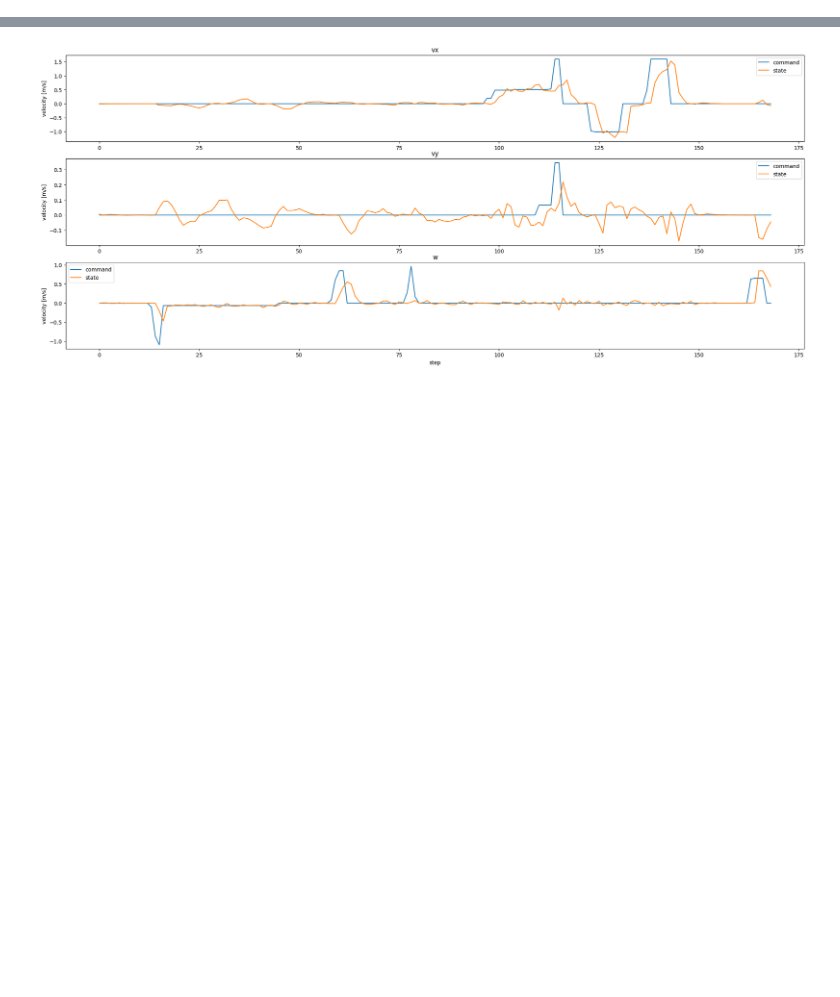
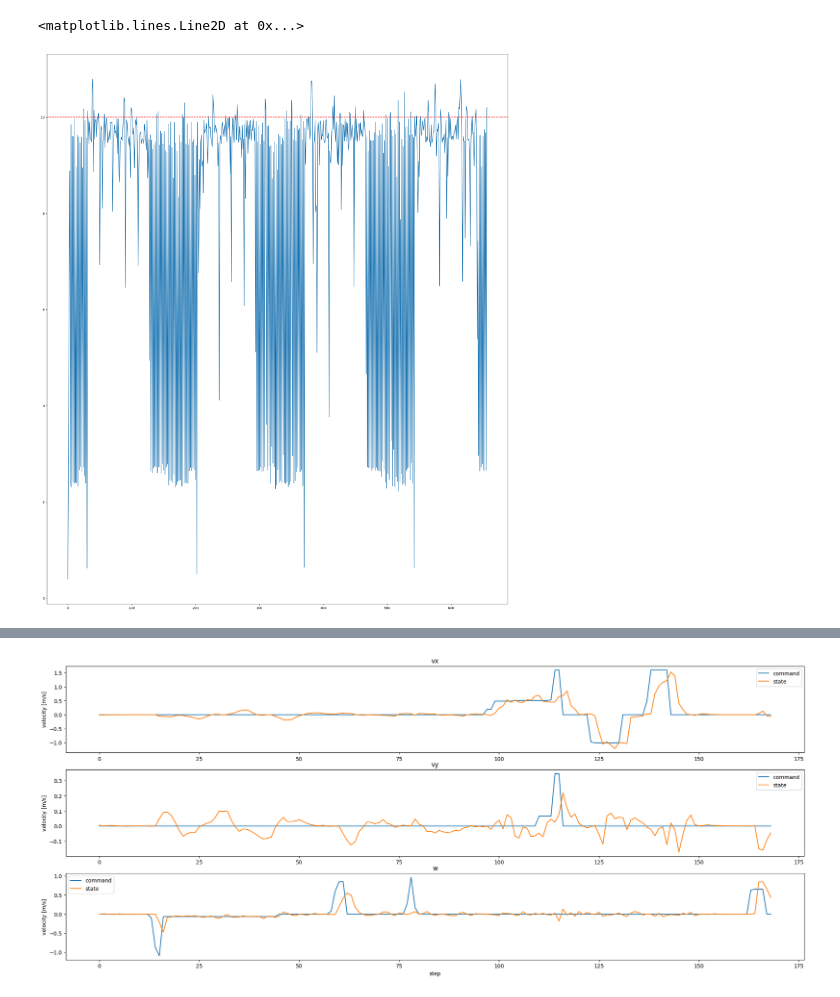
Before and after one commit to benjirer/active-learning-dynamics, a Jupyter notebook: data_analysis/transitions_analysis.ipynb, the cells around one changed output, grey strips where cells are left out. Saved outputs shown, nothing was run; the diff lists cells and outputs as text; code cells hidden in the pictures; blank space fills up the shorter version.

```diff
--- a/data_analysis/transitions_analysis.ipynb
+++ b/data_analysis/transitions_analysis.ipynb
@@ -48,0 +95,13 @@ for i in range(9):
+# %%
+# plot delta_t of states
+
+delta_ts = [s.delta_t for s in states]
+delta_ts = np.array(delta_ts)
+
+fig, axs = plt.subplots(1, 1, figsize=(25, 30))
+axs.plot(1/-delta_ts, label="delta_t")
+# plot line at 0.1=1/cmd_freq where cmd_freq=10Hz
+axs.axhline(y=10, color='r', linestyle='--')
+# %% [output]
+<matplotlib.lines.Line2D at 0x...>
+[figure, added]
```
Also changed, not shown: parts of 5 cells of this notebook, 6 other files.
